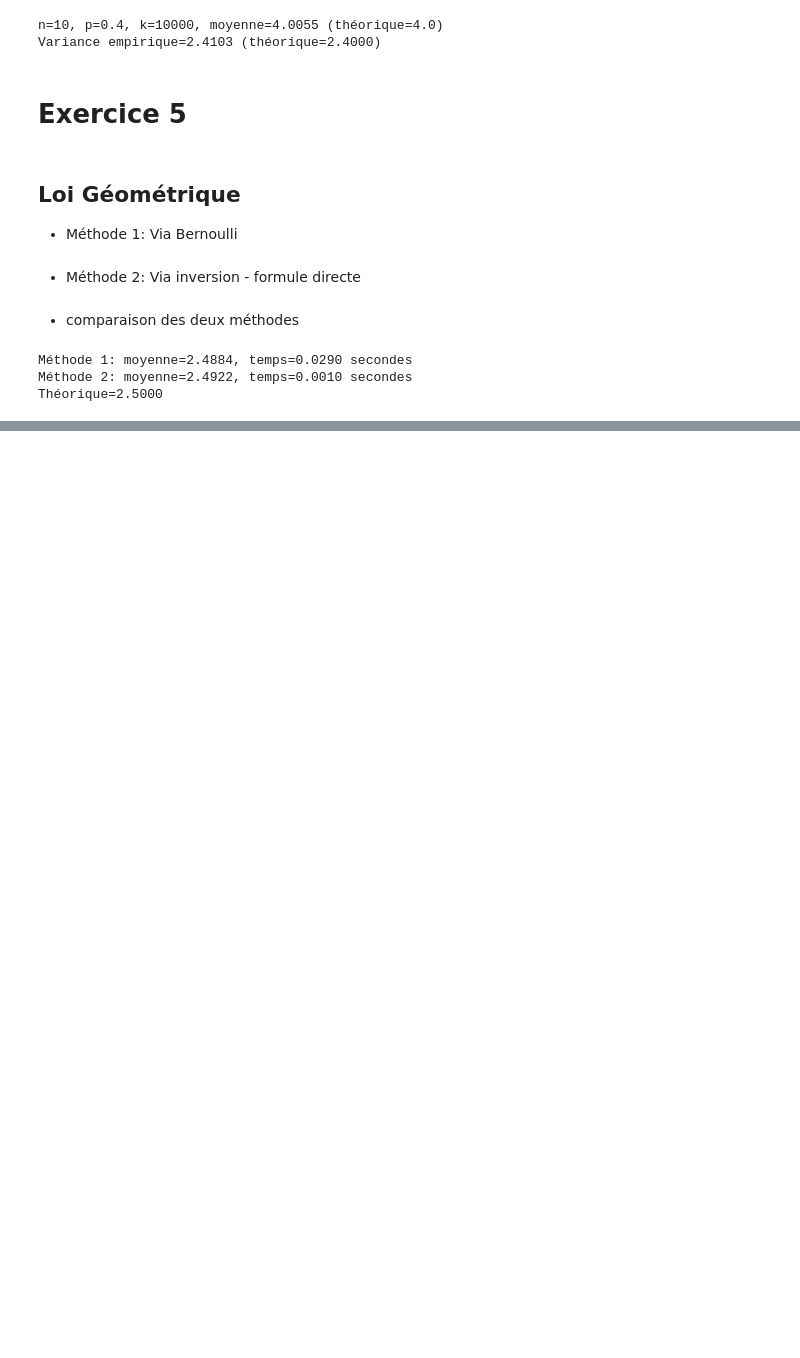
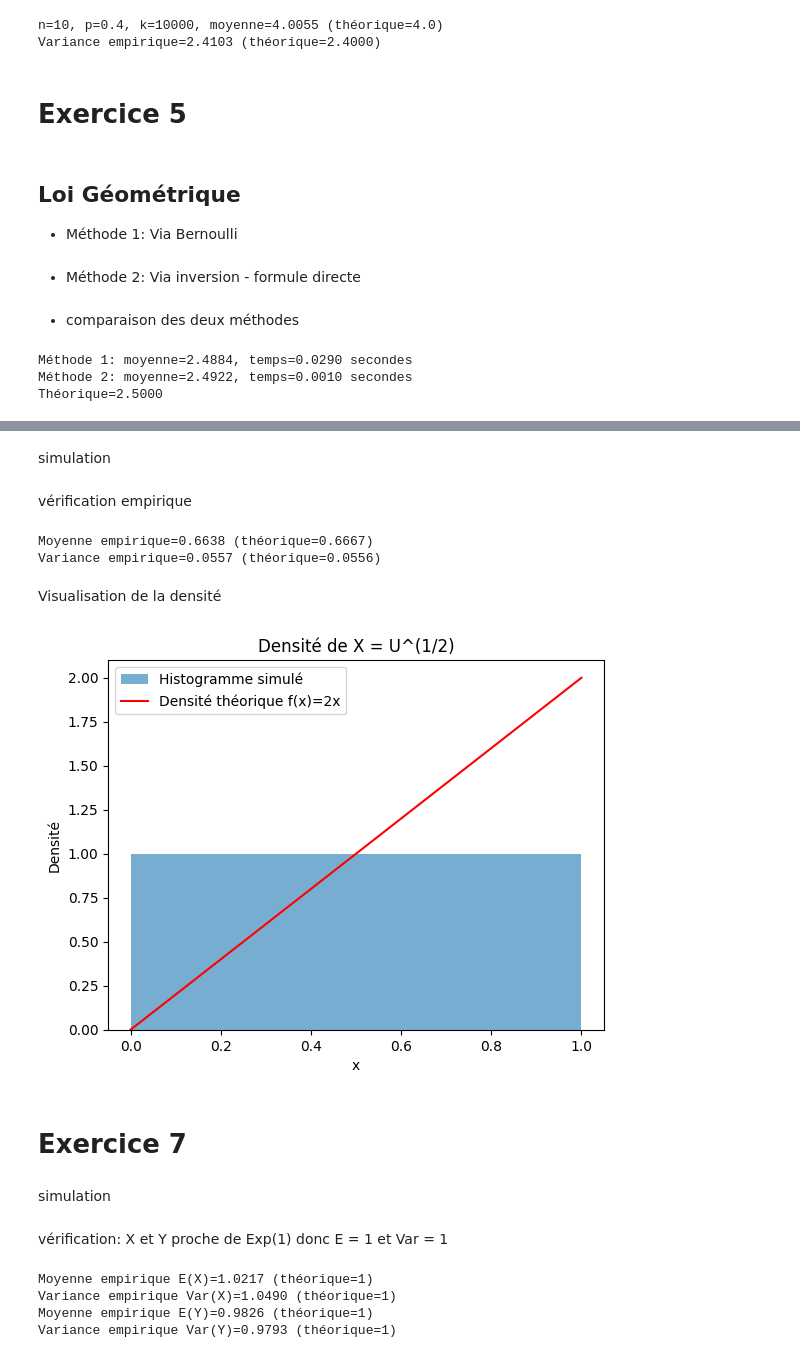
Before and after one commit to mal0101/Stochastic-Processes, a Jupyter notebook: Assignment1/main.ipynb, the cells around one changed output, grey strips where cells are left out. Drawn from its saved outputs; the diff is of its cells as text; code cells hidden in the pictures; blank space fills up the shorter version.

Commit message:
done with exercices 6 and 7

```diff
--- a/Assignment1/main.ipynb
+++ b/Assignment1/main.ipynb
@@ -98,0 +106,2 @@ Théorique=2.5000
+# %% [markdown]
+simulation
@@ -98,0 +112,23 @@ Théorique=2.5000
+# %% [markdown]
+vérification empirique
+# %%
+print(f"Moyenne empirique={np.mean(X):.4f} (théorique={2/3:.4f})")
+print(f"Variance empirique={np.var(X):.4f} (théorique={1/18:.4f})")
+# %% [output]
+Moyenne empirique=0.6638 (théorique=0.6667)
+Variance empirique=0.0557 (théorique=0.0556)
+# %% [markdown]
+Visualisation de la densité
+# %%
+X = np.linspace(0,1,200)
+plt.hist(X, bins=100, density=True, alpha=0.6, label='Histogramme simulé')
+plt.plot(X, 2*X, 'r-', label='Densité théorique f(x)=2x')
+plt.xlabel('x')
+plt.ylabel('Densité')
+plt.title('Densité de X = U^(1/2)')
+plt.legend()
+plt.show()
+# %% [output]
+[figure, added]
+# %% [markdown]
+# Exercice 7
@@ -98,0 +138,2 @@ Théorique=2.5000
+# %% [markdown]
+simulation
@@ -98,0 +145,12 @@ Théorique=2.5000
+# %% [markdown]
+vérification: X et Y proche de Exp(1) donc E = 1 et Var = 1
+# %%
+print(f"Moyenne empirique E(X)={np.mean(X):.4f} (théorique=1)")
+print(f"Variance empirique Var(X)={np.var(X):.4f} (théorique=1)")
+print(f"Moyenne empirique E(Y)={np.mean(Y):.4f} (théorique=1)")
+print(f"Variance empirique Var(Y)={np.var(Y):.4f} (théorique=1)")
+# %% [output]
+Moyenne empirique E(X)=1.0217 (théorique=1)
+Variance empirique Var(X)=1.0490 (théorique=1)
+Moyenne empirique E(Y)=0.9826 (théorique=1)
+Variance empirique Var(Y)=0.9793 (théorique=1)
```
Also changed, not shown: parts of 10 cells of this notebook.
